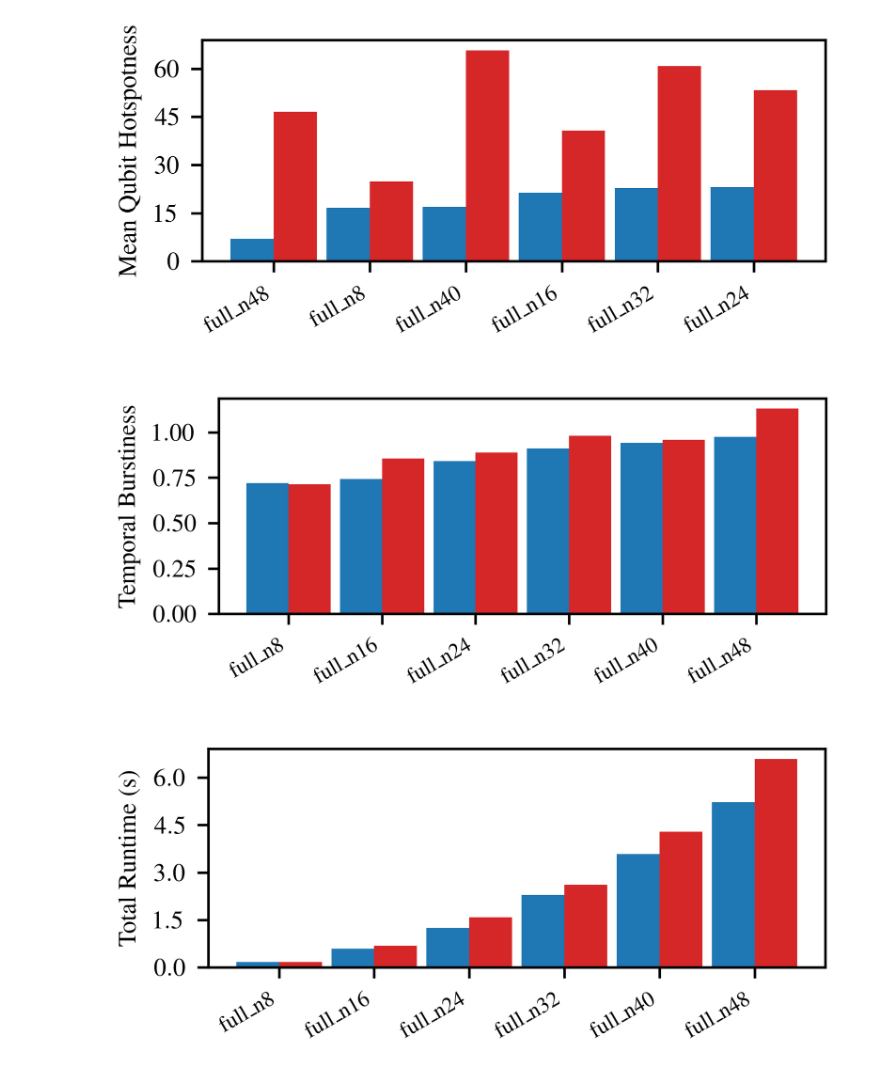
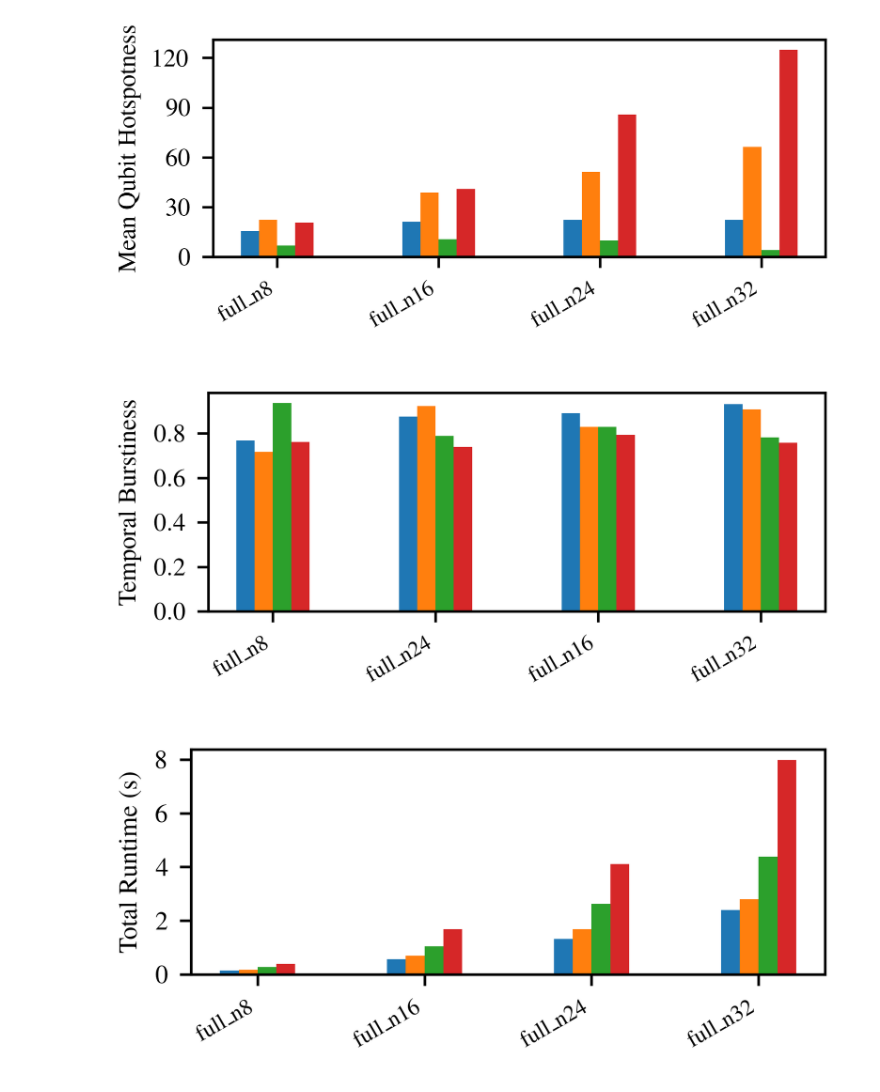
Before and after one commit to Pitt-JonesLab/quantum_logical, a Jupyter notebook: src/notebooks/topologies/02_bench.ipynb, the cells around one changed output. Cells and saved outputs as stored; diff of their text form; code cells hidden in the pictures.

Commit message:
feat: corral scaling notebook

```diff
--- a/src/notebooks/topologies/02_bench.ipynb
+++ b/src/notebooks/topologies/02_bench.ipynb
@@ -17,7 +17,7 @@ from transpile_benchy.interfaces.qiskit_interface import (
 )
 from qiskit.circuit.library import TwoLocal
 
-num_qubits = [8, 16, 24, 32, 40, 48]
+num_qubits = [8, 16, 24, 32]
 
 
 def full(n):
@@ -42,17 +42,21 @@ from quantum_logical.coupling_util import CorralCoupling, TreeCoupling
 
 heavy_hex = CouplingMap.from_heavy_hex(5)
 square_lattice = CouplingMap.from_grid(7, 7)
-corral = CorralCoupling(14)
+corral = CorralCoupling(16)
 tree = TreeCoupling(4, 4)
 
 baseline_sq = QiskitBaseline(optimization_level=3, coupling_map=square_lattice)
 baseline_hh = QiskitBaseline(optimization_level=3, coupling_map=heavy_hex)
+baseline_corral = QiskitBaseline(optimization_level=3, coupling_map=corral)
+baseline_tree = QiskitBaseline(optimization_level=3, coupling_map=tree)
 
 # FIXME, we don't have a way of distinguishing between these transpilers w/o a name
 baseline_sq.name = "square_lattice"
 baseline_hh.name = "heavy_hex"
+baseline_corral.name = "corral"
+baseline_tree.name = "tree"
 
-transpilers = [baseline_sq, baseline_hh]
+transpilers = [baseline_sq, baseline_hh, baseline_corral, baseline_tree]
 # %%
 from transpile_benchy.metrics.abc_metrics import MetricInterface
 from qiskit.transpiler.basepasses import AnalysisPass
@@ -217,5 +219,5 @@ benchmark.summary_statistics(baseline_sq, baseline_hh)
 # %%
 from transpile_benchy.render import plot_benchmark
 
-plot_benchmark(benchmark, save=0, legend_show=1, filename="grid", color_override=[0, 3])
+plot_benchmark(benchmark, save=0, legend_show=1)
 # %% [output]
@@ -225,3 +227,3 @@ plot_benchmark(benchmark, save=0, legend_show=1, filename="grid", color_override
-[figure, old version]
+[figure, new version]
-[figure, old version]
+[figure, new version]
-[figure, old version]
+[figure, new version]
```
Also changed, not shown: parts of 4 cells of this notebook, 4 other files.
